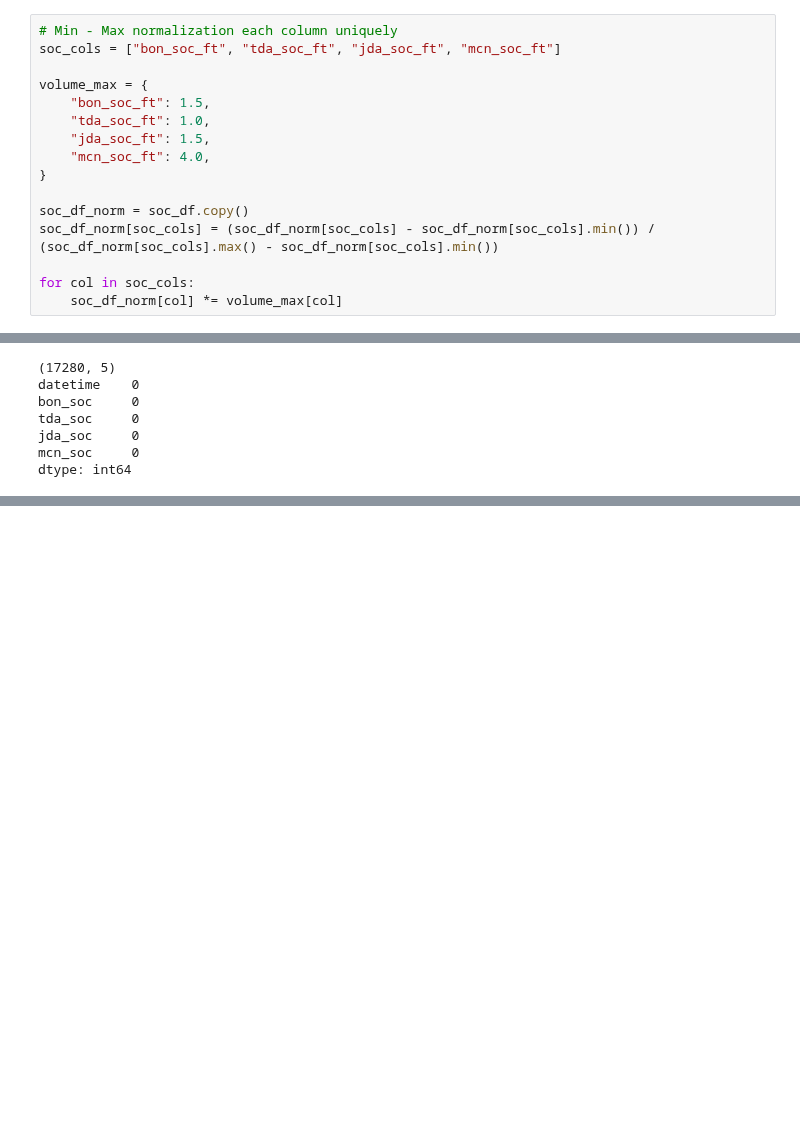
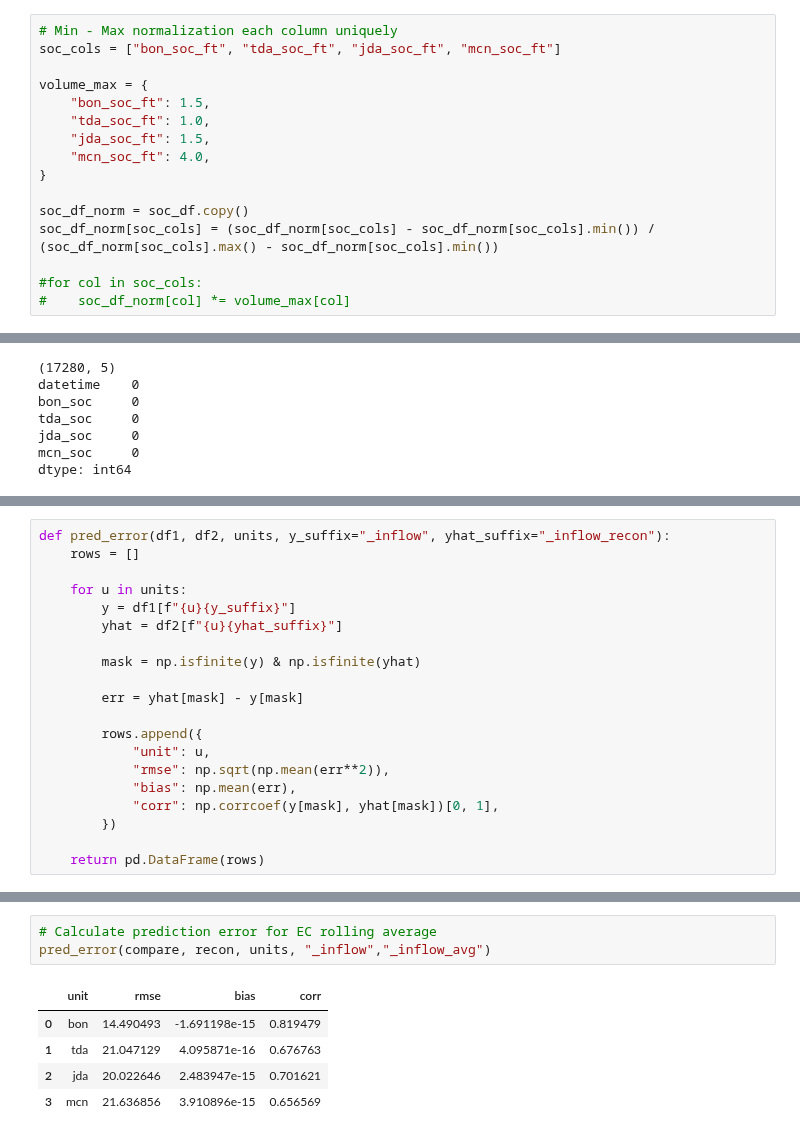
Before and after one commit to ecohn44/cascaded-hydro, a Jupyter notebook: py-forecasting/inflow-models-full.ipynb, the cells around one changed output, grey strips where cells are left out. Saved outputs shown, nothing was run; the diff lists cells and outputs as text; blank space fills up the shorter version.

```diff
--- a/py-forecasting/hydrograph.ipynb
+++ b/py-forecasting/inflow-models-full.ipynb
@@ -550,8 +552,8 @@ volume_max = {
 soc_df_norm = soc_df.copy()
 soc_df_norm[soc_cols] = (soc_df_norm[soc_cols] - soc_df_norm[soc_cols].min()) / (soc_df_norm[soc_cols].max() - soc_df_norm[soc_cols].min())
 
-for col in soc_cols:
-    soc_df_norm[col] *= volume_max[col]
+#for col in soc_cols:
+#    soc_df_norm[col] *= volume_max[col]
 # %%
 # Remove "_ft" from column names
 soc_df_norm = soc_df_norm.rename(
@@ -610,0 +687,20 @@ soc_df_norm.to_csv("/Users/elizacohn/Desktop/cascaded-hydro/simulation-data/soc.
+# %%
+def pred_error(df1, df2, units, y_suffix="_inflow", yhat_suffix="_inflow_recon"):
+    rows = []
+
+    for u in units:
+        y = df1[f"{u}{y_suffix}"]
+        yhat = df2[f"{u}{yhat_suffix}"]
+
+        mask = np.isfinite(y) & np.isfinite(yhat)
+
+        err = yhat[mask] - y[mask]
+
+        rows.append({
+            "unit": u,
+            "rmse": np.sqrt(np.mean(err**2)),
+            "bias": np.mean(err),
+            "corr": np.corrcoef(y[mask], yhat[mask])[0, 1],
+        })
+
+    return pd.DataFrame(rows)
@@ -610,0 +748,9 @@ soc_df_norm.to_csv("/Users/elizacohn/Desktop/cascaded-hydro/simulation-data/soc.
+# %%
+# Calculate prediction error for EC rolling average
+pred_error(compare, recon, units, "_inflow","_inflow_avg")
+# %% [output]
+|  | unit | rmse | bias | corr |
+| 0 | bon | 14.490493 | -1.691198e-15 | 0.819479 |
+| 1 | tda | 21.047129 | 4.095871e-16 | 0.676763 |
+| 2 | jda | 20.022646 | 2.483947e-15 | 0.701621 |
+| 3 | mcn | 21.636856 | 3.910896e-15 | 0.656569 |
```
Also changed, not shown: parts of 39 cells of this notebook, 7 other files.
